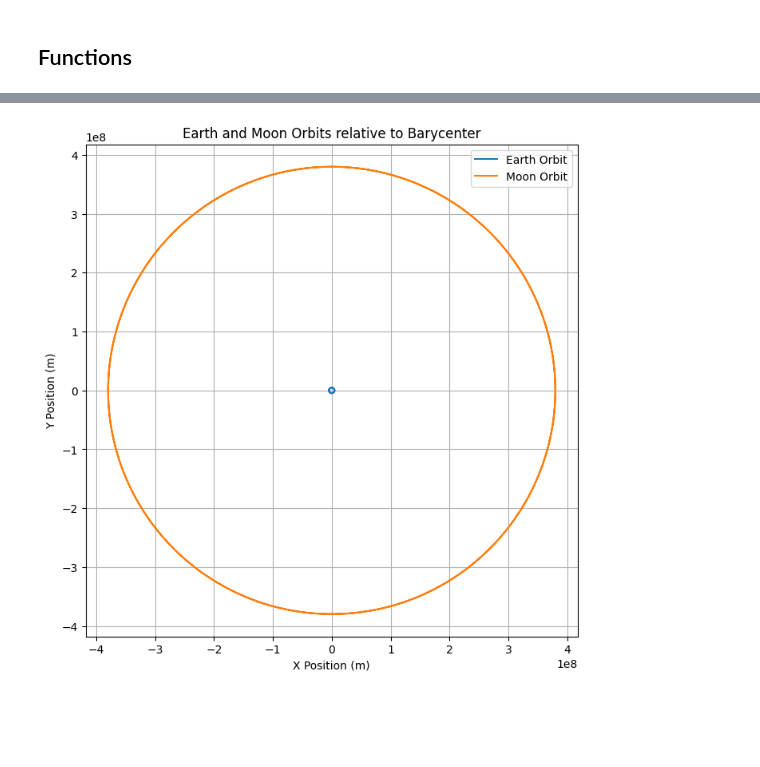
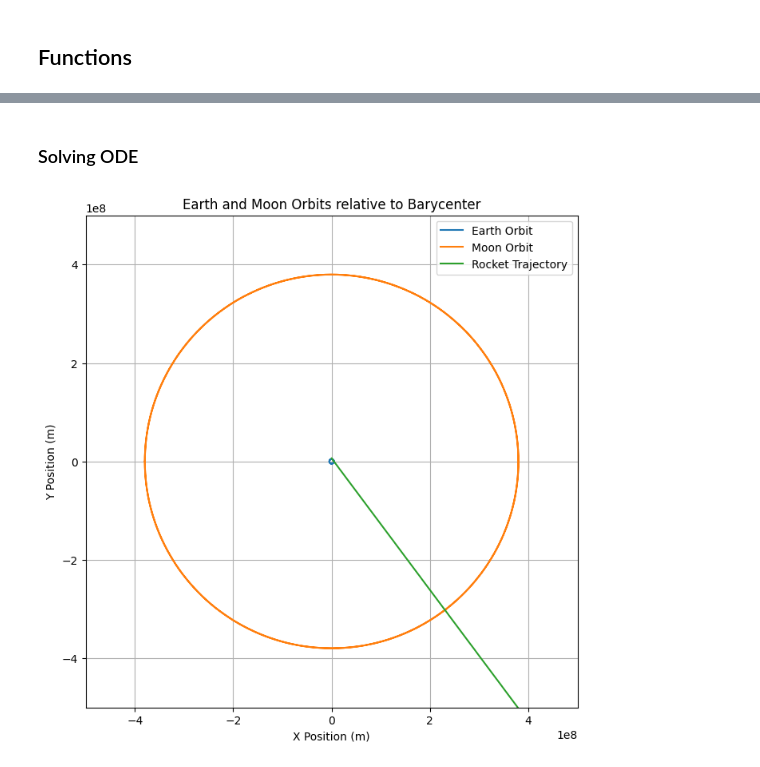
Before and after one commit to Sam-Coulthurst/ComputingProject, a Jupyter notebook: Computing Project Initial script.ipynb, the cells around one changed output, grey strips where cells are left out. Saved outputs shown, nothing was run; the diff lists cells and outputs as text; code cells hidden in the pictures; blank space fills up the shorter version.

Commit message:
Added Taylor Series solution to ODE
Added taylor series solver for the ODE to model the rockets trajectory. Created a .py file equal to the .ipynb.

Starting to modify evolve func for RK4

```diff
--- a/Computing Project Initial script.ipynb
+++ b/Computing Project Initial script.ipynb
@@ -13,5 +11,10 @@ import matplotlib.pyplot as plt
 G = 6.67430e-11 # m^3 kg^-1 s^-2
 m_e = 5.972e24 # kg
 m_m = 7.348e22 # kg
-r = 384400000 # m
-time_step = 3600 #s
+d = 384400000 # m
+time_step = 10 #s
+# %%
+T = 2*np.pi*np.sqrt(d**3/(G*(m_e + m_m)))
+max_time = 2*86400
+time = np.arange(0, max_time, time_step) #s
+n_steps = len(time)
@@ -18,3 +23,6 @@ time_step = 3600 #s
+# %%
+r0 = np.array([ 4.672203365e6, 6.571000e6])  # m
+v0 = np.array([ 10988.378, 12.452740 ]) # m/s
 # %% [markdown]
 ## Functions
 # %%
@@ -64,22 +59,2 @@ x_e, y_e, x_m, y_m = pos_earth_moon(time_step)
-# %%
-# Create figure and axes explicitly
-fig = plt.figure(figsize=(8, 8))  # adjustable figure size
-ax = plt.axes()  # creates a single Axes object
-
-# Plot on the specific Axes
-ax.plot(x_e, y_e, label='Earth Orbit')
-ax.plot(x_m, y_m, label='Moon Orbit')
-
-# Add labels, legend, grid
-ax.set_xlabel('X Position (m)')
-ax.set_ylabel('Y Position (m)')
-ax.set_title('Earth and Moon Orbits relative to Barycenter')
-ax.legend()
-ax.grid(True)
-
-# Equal aspect ratio for orbits
-ax.set_aspect('equal', 'box')
-
-plt.show()
-# %% [output]
-[figure, removed]
+# %% [markdown]
+### Solving ODE
@@ -85,0 +126,27 @@ plt.show()
+# %%
+pos_rocket, v_rocket = evolve(r0,v0, n_steps)
+pos_earth, pos_moon = pos_earth_moon(time)
+# %%
+# Create figure and axes explicitly
+fig = plt.figure(figsize=(8, 8))  # adjustable figure size
+ax = plt.axes()  # creates a single Axes object
+
+# Plot on the specific Axes
+ax.plot(pos_earth[0], pos_earth[1], label='Earth Orbit')
+ax.plot(pos_moon[0], pos_moon[1], label='Moon Orbit')
+ax.plot(pos_rocket[0], pos_rocket[1], label='Rocket Trajectory')
+
+# Add labels, legend, grid
+ax.set_xlabel('X Position (m)')
+ax.set_ylabel('Y Position (m)')
+ax.set_title('Earth and Moon Orbits relative to Barycenter')
+ax.legend()
+ax.grid(True)
+ax.set_xlim(-5e8, 5e8)
+ax.set_ylim(-5e8, 5e8)
+# Equal aspect ratio for orbits
+ax.set_aspect('equal', 'box')
+
+plt.show()
+# %% [output]
+[figure, added]
```
Also changed, not shown: parts of 7 cells of this notebook, 2 other files.
